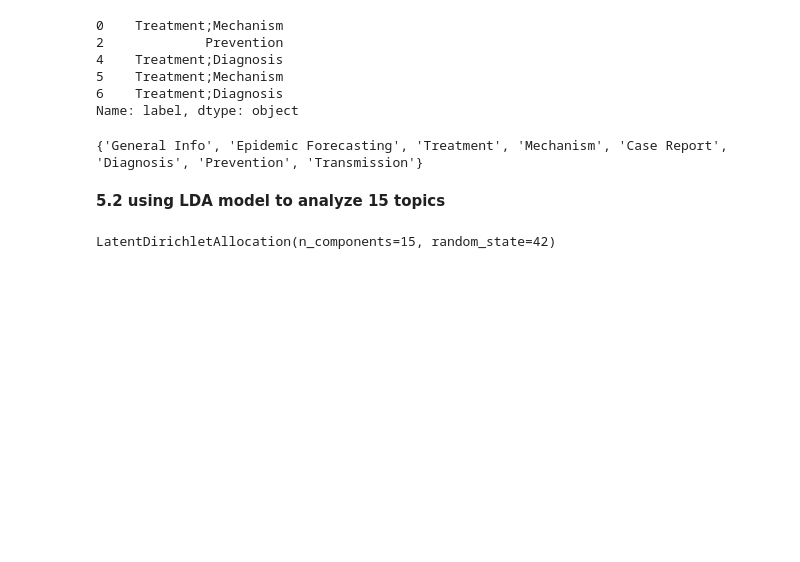
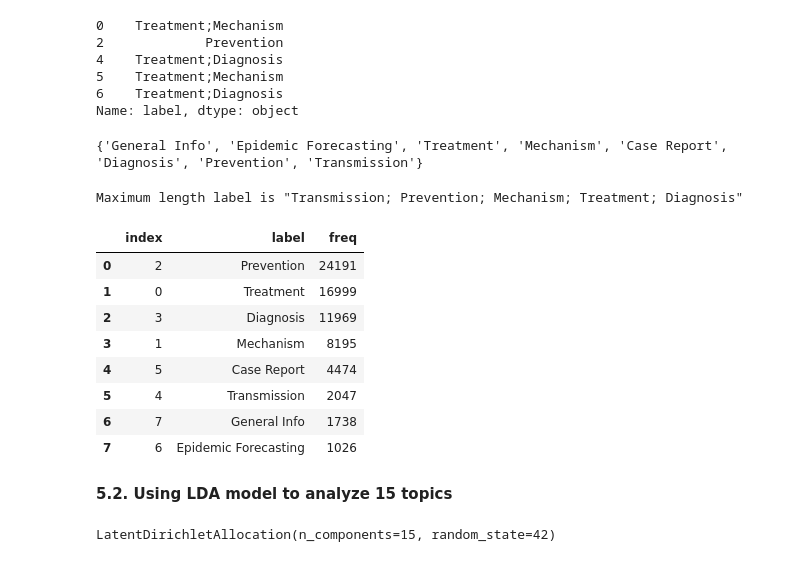
Before and after one commit to Xuehong-pdx/Covid-literature-analysis-using-NLP, a Jupyter notebook: covid_pubmed.ipynb, the cells around one changed output. Cells and saved outputs as stored; diff of their text form; code cells hidden in the pictures; blank space fills up the shorter version.

Commit message:
add label ranking

```diff
--- a/covid_pubmed.ipynb
+++ b/covid_pubmed.ipynb
@@ -658,8 +658,40 @@ ul = [x.split(';') for x in label]
 print(set([x for y in ul for x in y ]))
 # %% [output]
 {'General Info', 'Epidemic Forecasting', 'Treatment', 'Mechanism', 'Case Report', 'Diagnosis', 'Prevention', 'Transmission'}
+# %%
+# longest label in df
+
+ll = [x.split(';') for x in label]
+max_len = -1
+for x in ll:
+    if len(x) > max_len:
+        max_len = len(x)
+        res = '; '.join(x)
+print(f'Maximum length label is "{res}"')
+# %% [output]
+Maximum length label is "Transmission; Prevention; Mechanism; Treatment; Diagnosis"
+# %%
+# find most used label
+
+ls = [x for y in ll for x in y]
+
+# word frequency counts
+word_freq = nltk.FreqDist(ls)
+dfl = pd.DataFrame(list(word_freq.items()), columns = ['label','freq'])
+dfl = dfl.sort_values(by='freq', ascending=False).reset_index()
+dfl
+# %% [output]
+|  | index | label | freq |
+| 0 | 2 | Prevention | 24191 |
+| 1 | 0 | Treatment | 16999 |
+| 2 | 3 | Diagnosis | 11969 |
+| 3 | 1 | Mechanism | 8195 |
+| 4 | 5 | Case Report | 4474 |
+| 5 | 4 | Transmission | 2047 |
+| 6 | 7 | General Info | 1738 |
+| 7 | 6 | Epidemic Forecasting | 1026 |
 # %% [markdown]
-<b>5.2  using LDA model to analyze 15 topics
+<b>5.2.   Using LDA model to analyze 15 topics
 # %%
 # creating LDA model for 15 topics
 
```
Also changed, not shown: parts of 1 cell of this notebook.
